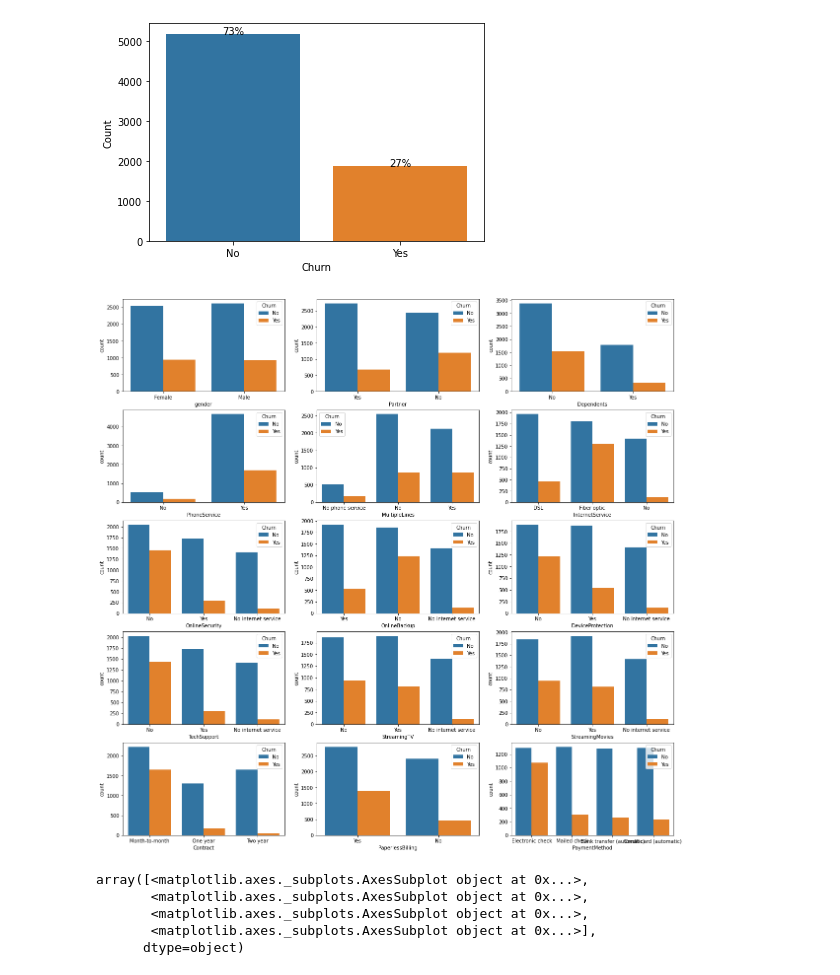
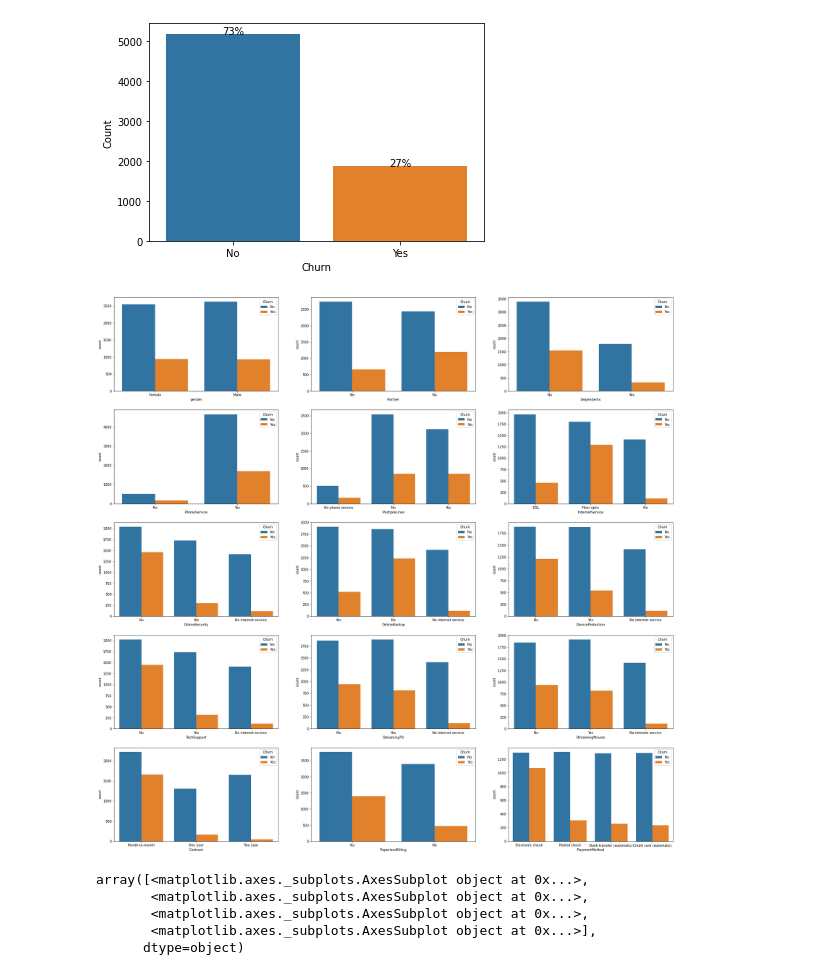
Before and after one commit to mikep67/mkp_code, a Jupyter notebook: Institute of Data Course/telco-customer-churn-project/notebook/customer-churn-eda.ipynb, the cells around one changed output. Drawn from its saved outputs; the diff is of its cells as text; code cells hidden in the pictures.

```diff
--- a/Institute of Data Course/telco-customer-churn-project/notebook/customer-churn-eda.ipynb
+++ b/Institute of Data Course/telco-customer-churn-project/notebook/customer-churn-eda.ipynb
@@ -129,13 +129,13 @@ continuous_features = [x for x in all_features if x not in categorical_features]
 # print('\nAll Categorical Columns: ', categorical_columns)
 # %%
 # Categorical feature count plots
-f, ((ax1, ax2, ax3), (ax4, ax5, ax6), (ax7, ax8, ax9), (ax10, ax11, ax12), (ax13, ax14, ax15)) = plt.subplots(5, 3, figsize=(20, 20))
+f, ((ax1, ax2, ax3), (ax4, ax5, ax6), (ax7, ax8, ax9), (ax10, ax11, ax12), (ax13, ax14, ax15)) = plt.subplots(5, 3, figsize=(30, 30))
 ax = [ax1, ax2, ax3, ax4, ax5, ax6, ax7, ax8, ax9, ax10, ax11, ax12, ax13, ax14, ax15 ]
 
 for i in range(len(categorical_features)):
     sns.countplot(x = categorical_features[i], hue="Churn", data=customer_data, ax=ax[i])
 # %% [output]
-[figure, old version]
+[figure, new version]
 # %%
 # Continuous feature histograms.
 fig, ax = plt.subplots(2, 2, figsize=(28, 8))
```
Also changed, not shown: parts of 2 cells of this notebook, 9 other files.
